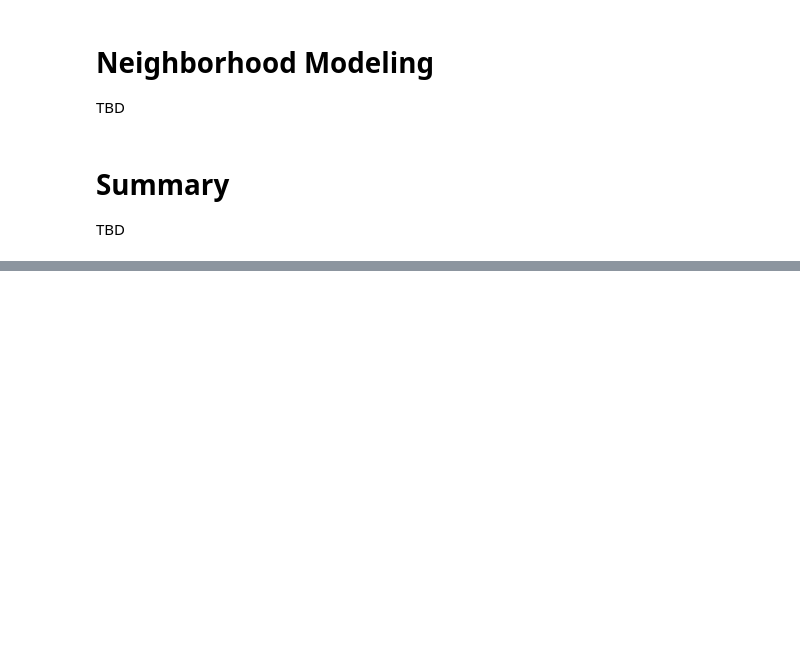
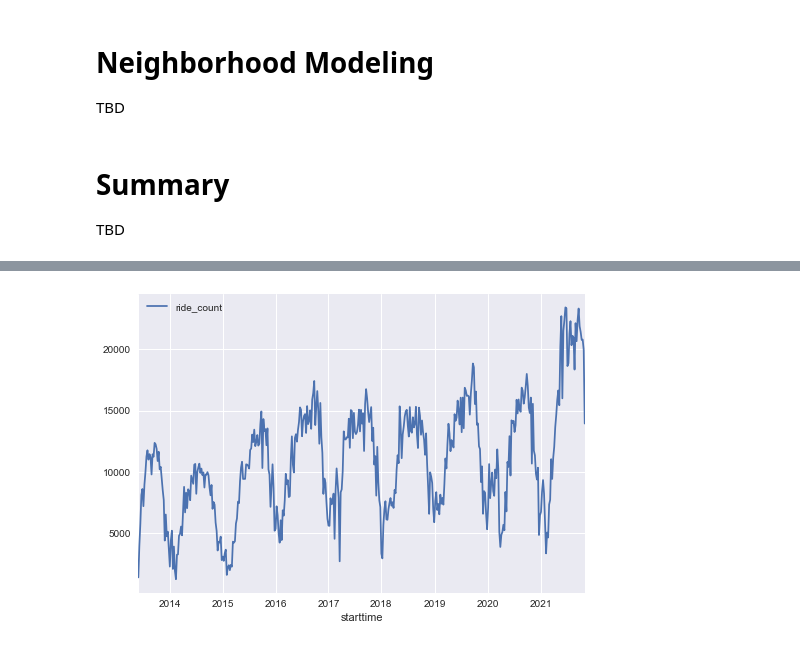
Before and after one commit to marvelje/citibike_ridership_project, a Jupyter notebook: citibike_arima_neighborhood.ipynb, the cells around one changed output, grey strips where cells are left out. Drawn from its saved outputs; the diff is of its cells as text; code cells hidden in the pictures; blank space fills up the shorter version.

```diff
--- a/citibike_arima_neighborhood.ipynb
+++ b/citibike_arima_neighborhood.ipynb
@@ -80,0 +224,4 @@ for neighborhood, df in df_dict.items():
+# %%
+df_clinton.plot();
+# %% [output]
+[figure, added]
```
Also changed, not shown: parts of 32 cells of this notebook, 2 other files.
